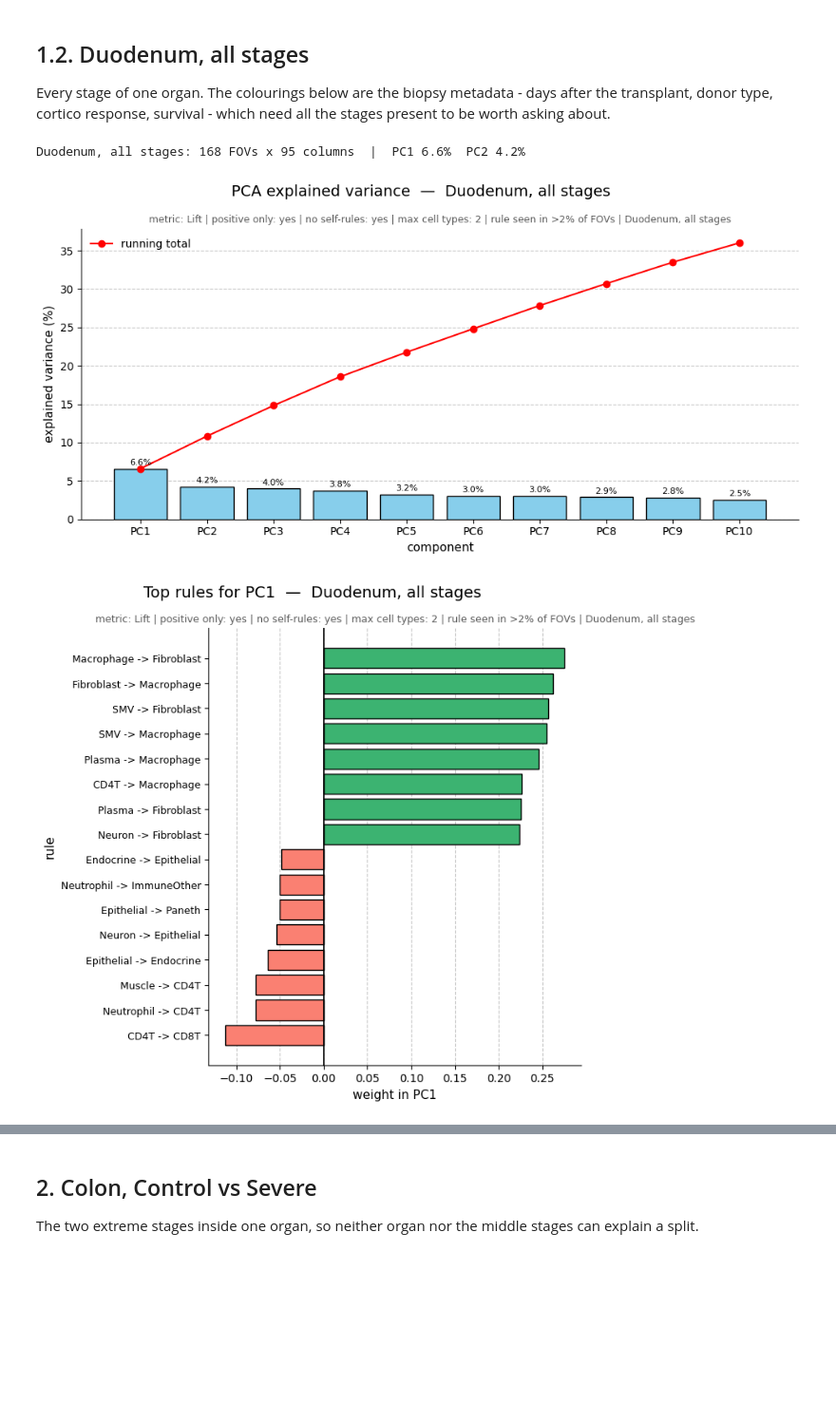
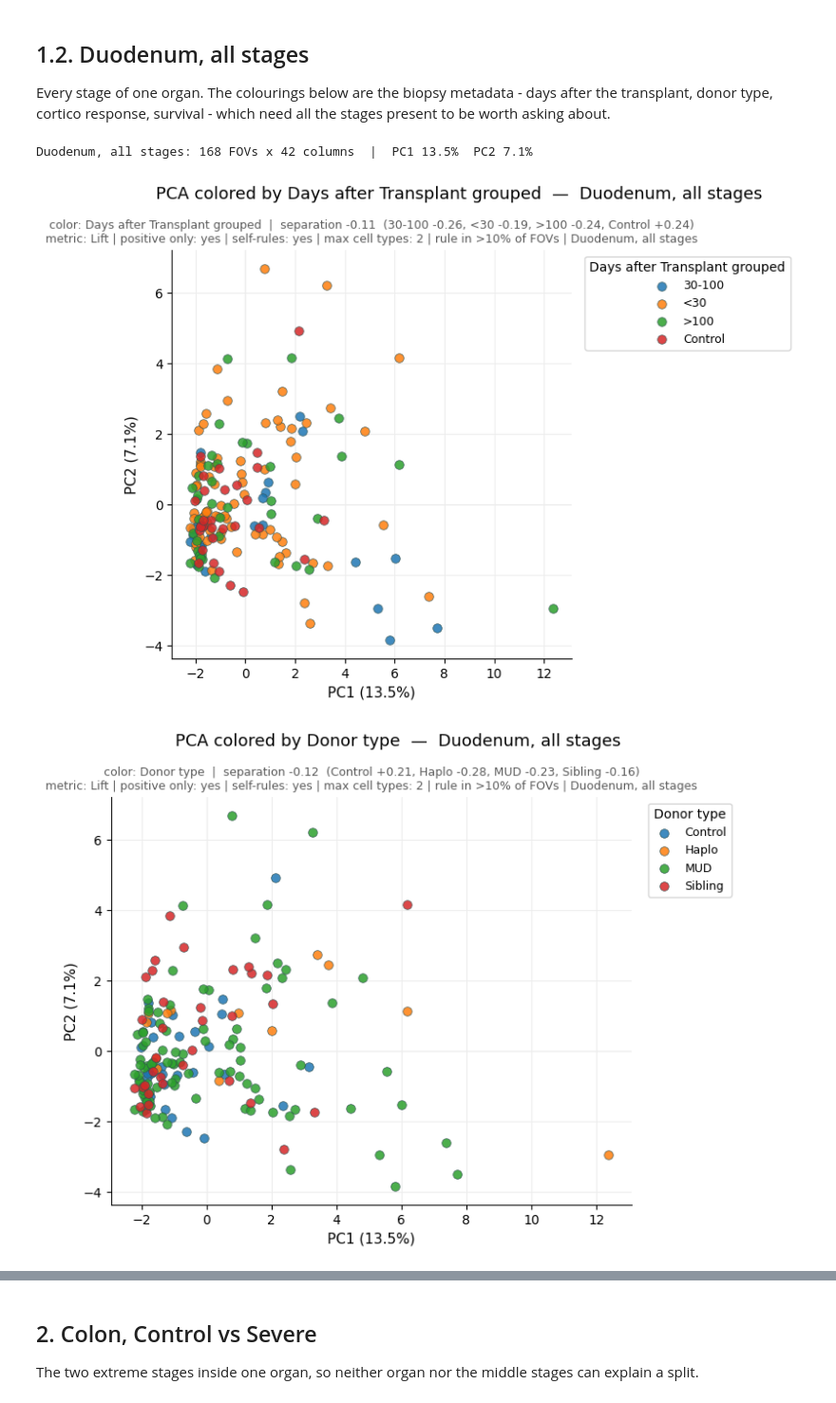
Before and after one commit to rachelbronerHU/bio-association-rule-mining-and-correlation, a Jupyter notebook: result_summary/rule_space/result_summary_rule_space.ipynb, the cells around one changed output, grey strips where cells are left out. Shown at 95% size. Saved outputs shown, nothing was run; the diff lists cells and outputs as text; code cells hidden in the pictures; blank space fills up the shorter version.

```diff
--- a/result_summary/rule_space/result_summary_rule_space.ipynb
+++ b/result_summary/rule_space/result_summary_rule_space.ipynb
@@ -17,8 +17,8 @@ import rule_space_helper as rs
 rs.METRIC            = 'Lift'
 rs.POSITIVE_ONLY     = True
 rs.RULE_MAX_ITEMS    = 2
-rs.NO_SELF           = True
-rs.MIN_FOV_THRESHOLD = 0.02
+rs.NO_SELF           = False
+rs.MIN_FOV_THRESHOLD = 0.1
 rs.SCORE_COL         = 'Pathological score'
 
 data = rs.load()
@@ -51,5 +52,6 @@ transplant, donor type, cortico response, survival - which need all the stages p
 be worth asking about.
 # %%
 colon_all = rs.run(data,
-                    organs=['Colon'], prefix='pos_colon')
+                    organs=['Colon'], prefix='pos_colon',
+                    colors=rs.METADATA_COLORS)
 # %% [output]
@@ -65,8 +71,9 @@ transplant, donor type, cortico response, survival - which need all the stages p
 be worth asking about.
 # %%
 duodenum_all = rs.run(data,
-                       organs=['Duodenum'], prefix='pos_duodenum')
+                       organs=['Duodenum'], prefix='pos_duodenum',
+                       colors=rs.METADATA_COLORS)
 # %% [output]
-Duodenum, all stages: 168 FOVs x 95 columns  |  PC1 6.6%  PC2 4.2%
+Duodenum, all stages: 168 FOVs x 42 columns  |  PC1 13.5%  PC2 7.1%
-[figure, old version]
+[figure, new version]
-[figure, old version]
+[figure, new version]
```
Also changed, not shown: parts of 12 cells of this notebook, 5 other files.
